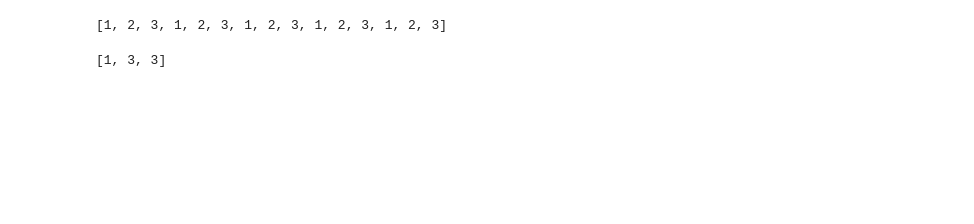
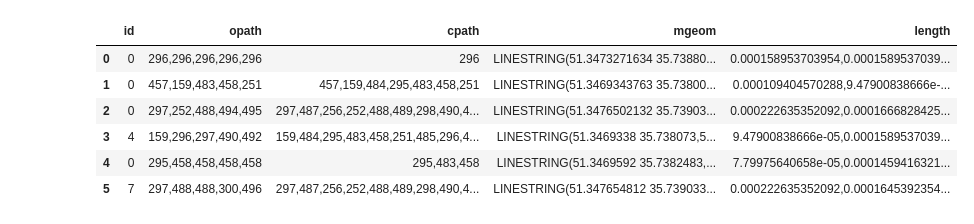
Before and after one commit to pbaghershahi/map-update, a Jupyter notebook: temp.ipynb, the cells around one changed output. Drawn from its saved outputs; the diff is of its cells as text; code cells hidden in the pictures; blank space fills up the shorter version.

```diff
--- a/temp.ipynb
+++ b/temp.ipynb
@@ -312,8 +0,0 @@ b = [[[1, 1], [2, 2], [3, 3]], [[1, 1], [2, 2], [3, 3]], [[1, 1], [2, 2], [3, 3]
-# %%
-[b[i][j][0] for i in range(len(b)) for j in range(len(b[i]))]
-# %% [output]
-[1, 2, 3, 1, 2, 3, 1, 2, 3, 1, 2, 3, 1, 2, 3]
-# %%
-[b[0][i][0] for i in range(len(b[0]))]
-# %% [output]
-[1, 3, 3]
@@ -319,0 +13,12 @@ b = [[[1, 1], [2, 2], [3, 3]], [[1, 1], [2, 2], [3, 3]], [[1, 1], [2, 2], [3, 3]
+# %%
+df = pd.read_csv('./data/mr.csv', sep='\;')
+# %%
+df
+# %% [output]
+|  | id | opath | cpath | mgeom | length |
+| 0 | 0 | 296,296,296,296,296 | 296 | LINESTRING(51.3473271634 35.73880... | 0.000158953703954,0.0001589537039... |
+| 1 | 0 | 457,159,483,458,251 | 457,159,484,295,483,458,251 | LINESTRING(51.3469343763 35.73800... | 0.000109404570288,9.47900838666e-... |
+| 2 | 0 | 297,252,488,494,495 | 297,487,256,252,488,489,298,490,4... | LINESTRING(51.3476502132 35.73903... | 0.000222635352092,0.0001666828425... |
+| 3 | 4 | 159,296,297,490,492 | 159,484,295,483,458,251,485,296,4... | LINESTRING(51.3469338 35.738073,5... | 9.47900838666e-05,0.0001589537039... |
+| 4 | 0 | 295,458,458,458,458 | 295,483,458 | LINESTRING(51.3469592 35.7382483,... | 7.79975640658e-05,0.0001459416321... |
+| 5 | 7 | 297,488,488,300,496 | 297,487,256,252,488,489,298,490,4... | LINESTRING(51.347654812 35.739033... | 0.000222635352092,0.0001645392354... |
```
Also changed, not shown: parts of 58 cells of this notebook, 7 other files.
